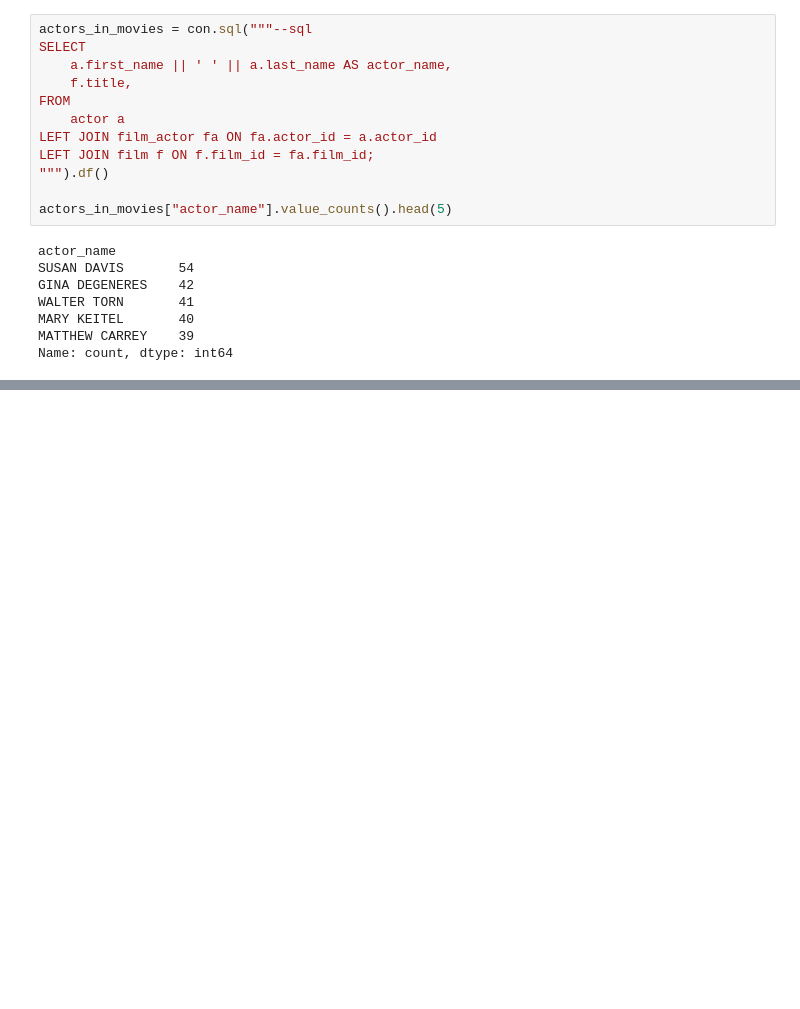
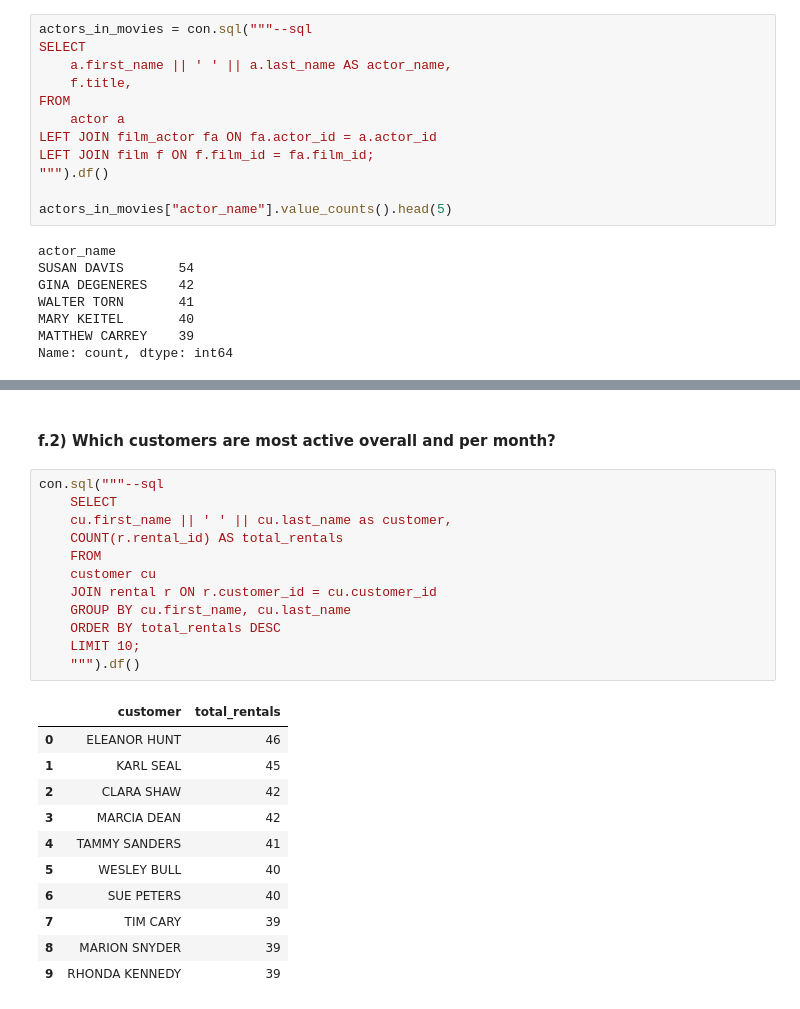
Before and after one commit to pytt156/sakila_lab_daniela_algerydh, a Jupyter notebook: notebooks/01_eda.ipynb, the cells around one changed output, grey strips where cells are left out. Cells and saved outputs as stored; diff of their text form; blank space fills up the shorter version.

```diff
--- a/notebooks/01_eda.ipynb
+++ b/notebooks/01_eda.ipynb
@@ -146,0 +178,26 @@ Name: count, dtype: int64
+# %% [markdown]
+#### f.2) Which customers are most active overall and per month?
+# %%
+con.sql("""--sql
+    SELECT
+    cu.first_name || ' ' || cu.last_name as customer,
+    COUNT(r.rental_id) AS total_rentals
+    FROM
+    customer cu
+    JOIN rental r ON r.customer_id = cu.customer_id
+    GROUP BY cu.first_name, cu.last_name
+    ORDER BY total_rentals DESC
+    LIMIT 10;
+    """).df()
+# %% [output]
+|  | customer | total_rentals |
+| 0 | ELEANOR HUNT | 46 |
+| 1 | KARL SEAL | 45 |
+| 2 | CLARA SHAW | 42 |
+| 3 | MARCIA DEAN | 42 |
+| 4 | TAMMY SANDERS | 41 |
+| 5 | WESLEY BULL | 40 |
+| 6 | SUE PETERS | 40 |
+| 7 | TIM CARY | 39 |
+| 8 | MARION SNYDER | 39 |
+| 9 | RHONDA KENNEDY | 39 |
```
Also changed, not shown: parts of 12 cells of this notebook.
